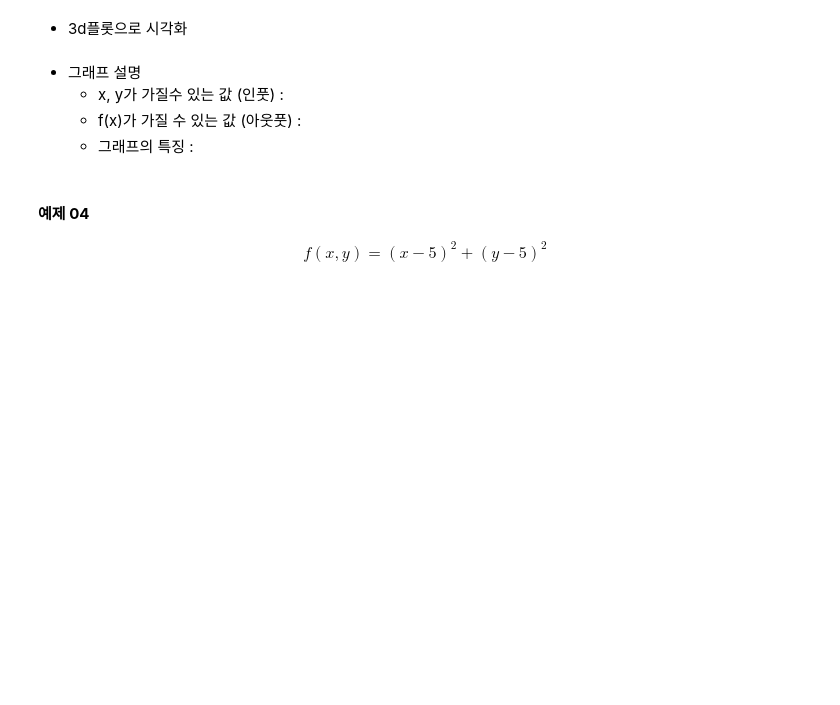
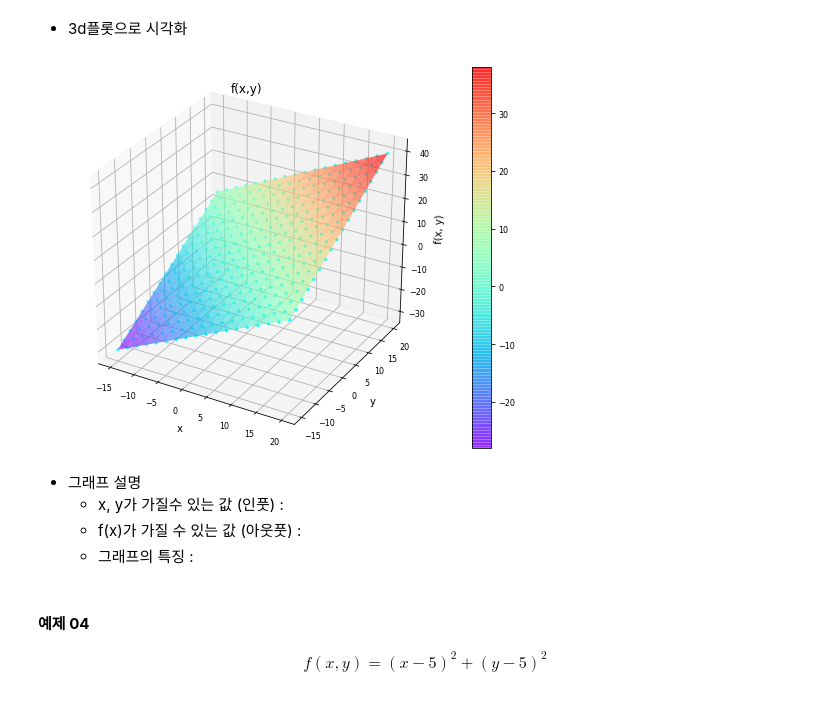
Before and after one commit to Felife11/SkillTreePython-DataAnalysis, a Jupyter notebook: 05.머신러닝기반데이터분석/ch05_02_기초수학_다변수함수와벡터함수.ipynb, the cells around one changed output. Drawn from its saved outputs; the diff is of its cells as text; code cells hidden in the pictures; blank space fills up the shorter version.

```diff
--- a/05.머신러닝기반데이터분석/ch05_02_기초수학_다변수함수와벡터함수.ipynb
+++ b/05.머신러닝기반데이터분석/ch05_02_기초수학_다변수함수와벡터함수.ipynb
@@ -80,5 +157,13 @@ f(x, y) = x+y
 \end{align}
 # %% [markdown]
 * 함수 생성하기
+# %%
+def f3(x, y) :
+  return x+y
 # %% [markdown]
 * 인풋 정의 (x, y, 모두 -15~20 값)
+# %%
+xs = np.linspace(-15, 20, 18)
+ys = np.linspace(-15, 20, 18)
+X, Y = np.meshgrid(xs, ys)
+print(X, Y)
@@ -85,5 +188,20 @@ f(x, y) = x+y
 # %% [markdown]
 * 3d플롯으로 시각화
+# %%
+fig = plt.figure(figsize =(9,7))#그림판
+ax = plt.axes(projection =  '3d')#축
+
+ax.scatter3D(X, Y, f3(X, Y), marker = '.', c='cyan') #3d 산점도 (x, y, z)
+surf = ax.plot_surface(X, Y, f3(X, Y), alpha = 0.6, cmap = 'rainbow' )# 면 surface
+fig.colorbar(surf)
+#기타 제목/ 축제목 등등..
+ax.set_title('f(x,y)')
+ax.set_xlabel('x')
+ax.set_ylabel('y')
+ax.set_zlabel('f(x, y)')
+plt.show()
+# %% [output]
+[figure, added]
 # %% [markdown]
 * 그래프 설명
   * x, y가 가질수 있는 값 (인풋) :
```
Also changed, not shown: parts of 16 cells of this notebook.
